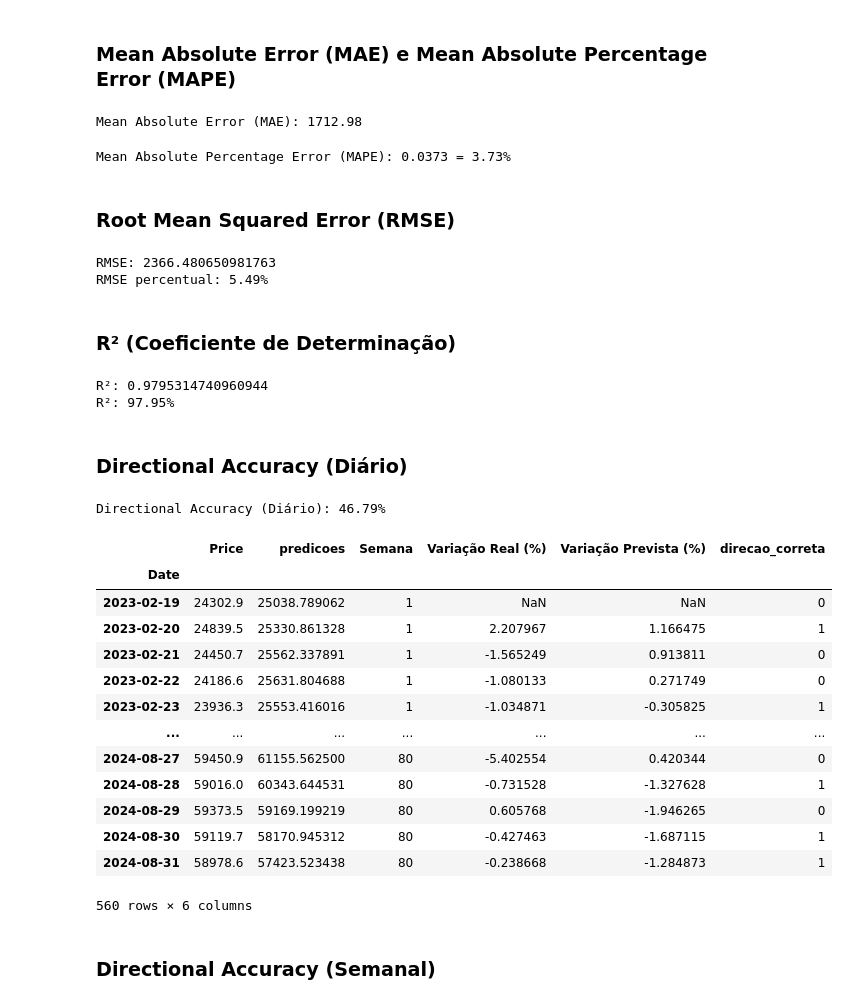
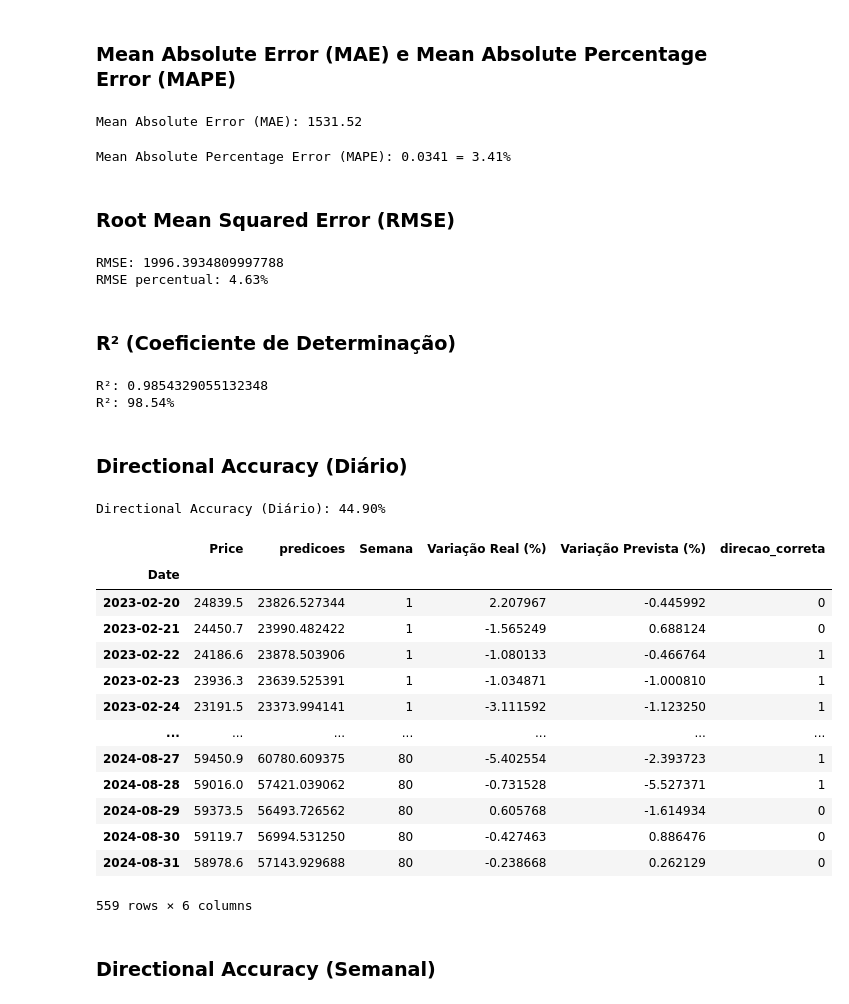
Before and after one commit to yuripopic/TCC-CryptoRush, a Jupyter notebook: CryptoRush/Grafico/machine_learning.ipynb, the cells around one changed output. Cells and saved outputs as stored; diff of their text form; code cells hidden in the pictures.

Commit message:
teste de parâmetros
Criação do código para testar diversos parâmetros no modelo de ML e retornar qual é a melhor combinação

```diff
--- a/CryptoRush/Grafico/machine_learning.ipynb
+++ b/CryptoRush/Grafico/machine_learning.ipynb
@@ -66,7 +66,7 @@ acao['Vol.'] = acao['Vol.'].apply(converter_vol_para_numero)
 # Ordenar data das bases
 acao = acao.sort_values(by='Date', ascending=True)
 
-acao = acao.rename(columns={'Vol.': 'Volume', 'Change %': 'Change'})
+acao = acao.rename(columns={'Vol.': 'Volume'})
 
 acao
 # %% [output]
@@ -209,7 +209,7 @@ modelo = Sequential()
 
 # Primeira camada LSTM com dropout
 modelo.add(LSTM(100, return_sequences=True, input_shape=(treinamento_x.shape[1], 1)))
-modelo.add(Dropout(0.2))
+# modelo.add(Dropout(0.2))
 
 # Segunda camada LSTM
 modelo.add(LSTM(50, return_sequences=False))
@@ -237,5 +237,5 @@ modelo.compile(optimizer="adam", loss="mean_squared_error")
 #batch size é depois de quantas em quantas amostras o modelo irá otimizar os parâmetros.
 #epochs é quantas vezes o algoritmo irá rodar os dados treinamento, aprendendo.
 
-modelo.fit(treinamento_x, treinamento_y, batch_size=1, epochs=1)
+modelo.fit(treinamento_x, treinamento_y, batch_size=20, epochs=20)
 # %% [output]
@@ -390,14 +406,14 @@ mae = mean_absolute_error(df_previsao['Price'], df_previsao['predicoes'])
 
 print(f"Mean Absolute Error (MAE): {mae:.2f}")
 # %% [output]
-Mean Absolute Error (MAE): 1712.98
+Mean Absolute Error (MAE): 1531.52
 # %%
 # Calcular o MAPE
 mape = mean_absolute_percentage_error(df_previsao['Price'], df_previsao['predicoes'])
 
 print(f"Mean Absolute Percentage Error (MAPE): {mape:.4f} = {100*mape:.2f}%")
 # %% [output]
-Mean Absolute Percentage Error (MAPE): 0.0373 = 3.73%
+Mean Absolute Percentage Error (MAPE): 0.0341 = 3.41%
 # %% [markdown]
 ### Root Mean Squared Error (RMSE)
 # %%
@@ -409,8 +425,8 @@ mean_price = df_previsao['Price'].mean()
 print(f"RMSE: {rmse}")
 print(f"RMSE percentual: {(rmse / mean_price)*100:.3}%")
 # %% [output]
-RMSE: 2366.480650981763
-RMSE percentual: 5.49%
+RMSE: 1996.3934809997788
+RMSE percentual: 4.63%
 # %% [markdown]
 ### R² (Coeficiente de Determinação)
 # %%
@@ -422,48 +438,48 @@ r2 = r2_score(df_previsao['Price'], df_previsao['predicoes'])
 print(f"R²: {r2}")
 print(f"R²: {r2*100:.4}%")
 # %% [output]
-R²: 0.9795314740960944
-R²: 97.95%
+R²: 0.9854329055132348
+R²: 98.54%
 # %% [markdown]
 ### Directional Accuracy (Diário)
 # %%
 # Cálculo da variação percentual entre os valores consecutivos
 df_previsao['Variação Real (%)'] = df_previsao['Price'].pct_change() * 100
 df_previsao['Variação Prevista (%)'] = df_previsao['predicoes'].pct_change() * 100
 
 # Remover NaN (primeira linha não terá variação por não ter valor anterior)
-df_teste_diario = df_previsao#.dropna()
+df_teste_diario = df_previsao.dropna()
 
 # Calcular se a direção do valor previsto foi igual ao real (1 = acertou | 0 = errou)
 df_teste_diario['direcao_correta'] = np.where(
     (df_teste_diario['Variação Real (%)'] > 0) & (df_teste_diario['Variação Prevista (%)'] > 0) |
     (df_teste_diario['Variação Real (%)'] < 0) & (df_teste_diario['Variação Prevista (%)'] < 0),
     1, 0
 )
 
 # Calcular a métrica de Erro de Direção (Directional Accuracy)
 directional_accuracy = df_teste_diario['direcao_correta'].mean()
 
 # Exibir resultados
 print(f"Directional Accuracy (Diário): {directional_accuracy * 100:.2f}%")
 
 df_teste_diario
 # %% [output]
-Directional Accuracy (Diário): 46.79%
+Directional Accuracy (Diário): 44.90%
 |  | Price | predicoes | Semana | Variação Real (%) | Variação Prevista (%) | direcao_correta |
 | Date |  |  |  |  |  |  |
-| 2023-02-19 | 24302.9 | 25038.789062 | 1 | NaN | NaN | 0 |
-| 2023-02-20 | 24839.5 | 25330.861328 | 1 | 2.207967 | 1.166475 | 1 |
-| 2023-02-21 | 24450.7 | 25562.337891 | 1 | -1.565249 | 0.913811 | 0 |
-| 2023-02-22 | 24186.6 | 25631.804688 | 1 | -1.080133 | 0.271749 | 0 |
-| 2023-02-23 | 23936.3 | 25553.416016 | 1 | -1.034871 | -0.305825 | 1 |
+| 2023-02-20 | 24839.5 | 23826.527344 | 1 | 2.207967 | -0.445992 | 0 |
+| 2023-02-21 | 24450.7 | 23990.482422 | 1 | -1.565249 | 0.688124 | 0 |
+| 2023-02-22 | 24186.6 | 23878.503906 | 1 | -1.080133 | -0.466764 | 1 |
+| 2023-02-23 | 23936.3 | 23639.525391 | 1 | -1.034871 | -1.000810 | 1 |
+| 2023-02-24 | 23191.5 | 23373.994141 | 1 | -3.111592 | -1.123250 | 1 |
 | ... | ... | ... | ... | ... | ... | ... |
-| 2024-08-27 | 59450.9 | 61155.562500 | 80 | -5.402554 | 0.420344 | 0 |
-| 2024-08-28 | 59016.0 | 60343.644531 | 80 | -0.731528 | -1.327628 | 1 |
-| 2024-08-29 | 59373.5 | 59169.199219 | 80 | 0.605768 | -1.946265 | 0 |
-| 2024-08-30 | 59119.7 | 58170.945312 | 80 | -0.427463 | -1.687115 | 1 |
-| 2024-08-31 | 58978.6 | 57423.523438 | 80 | -0.238668 | -1.284873 | 1 |
+| 2024-08-27 | 59450.9 | 60780.609375 | 80 | -5.402554 | -2.393723 | 1 |
+| 2024-08-28 | 59016.0 | 57421.039062 | 80 | -0.731528 | -5.527371 | 1 |
+| 2024-08-29 | 59373.5 | 56493.726562 | 80 | 0.605768 | -1.614934 | 0 |
+| 2024-08-30 | 59119.7 | 56994.531250 | 80 | -0.427463 | 0.886476 | 0 |
+| 2024-08-31 | 58978.6 | 57143.929688 | 80 | -0.238668 | 0.262129 | 0 |
-560 rows × 6 columns
+559 rows × 6 columns
 # %% [markdown]
 ### Directional Accuracy (Semanal)
 # %%
```
Also changed, not shown: parts of 8 cells of this notebook, 6 other files.
